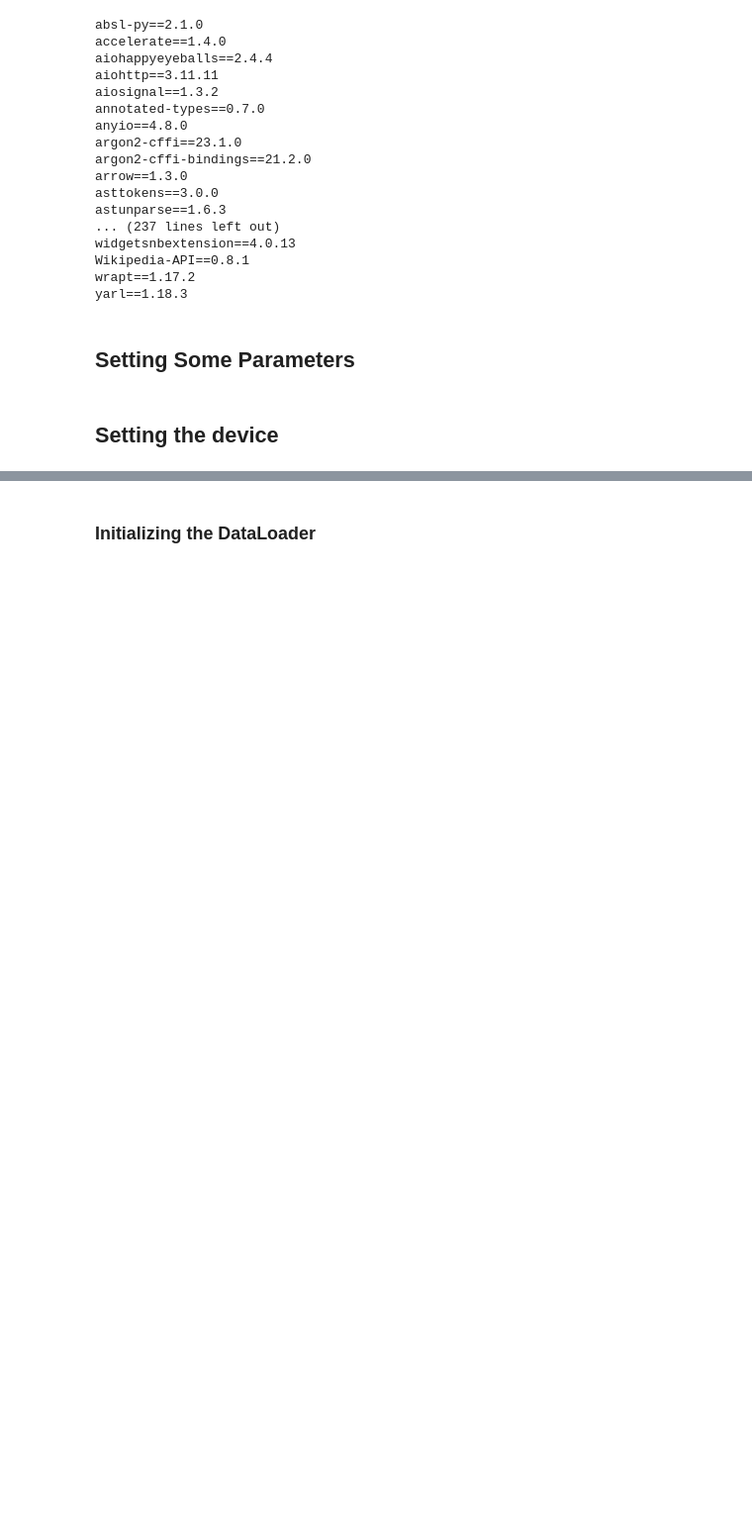
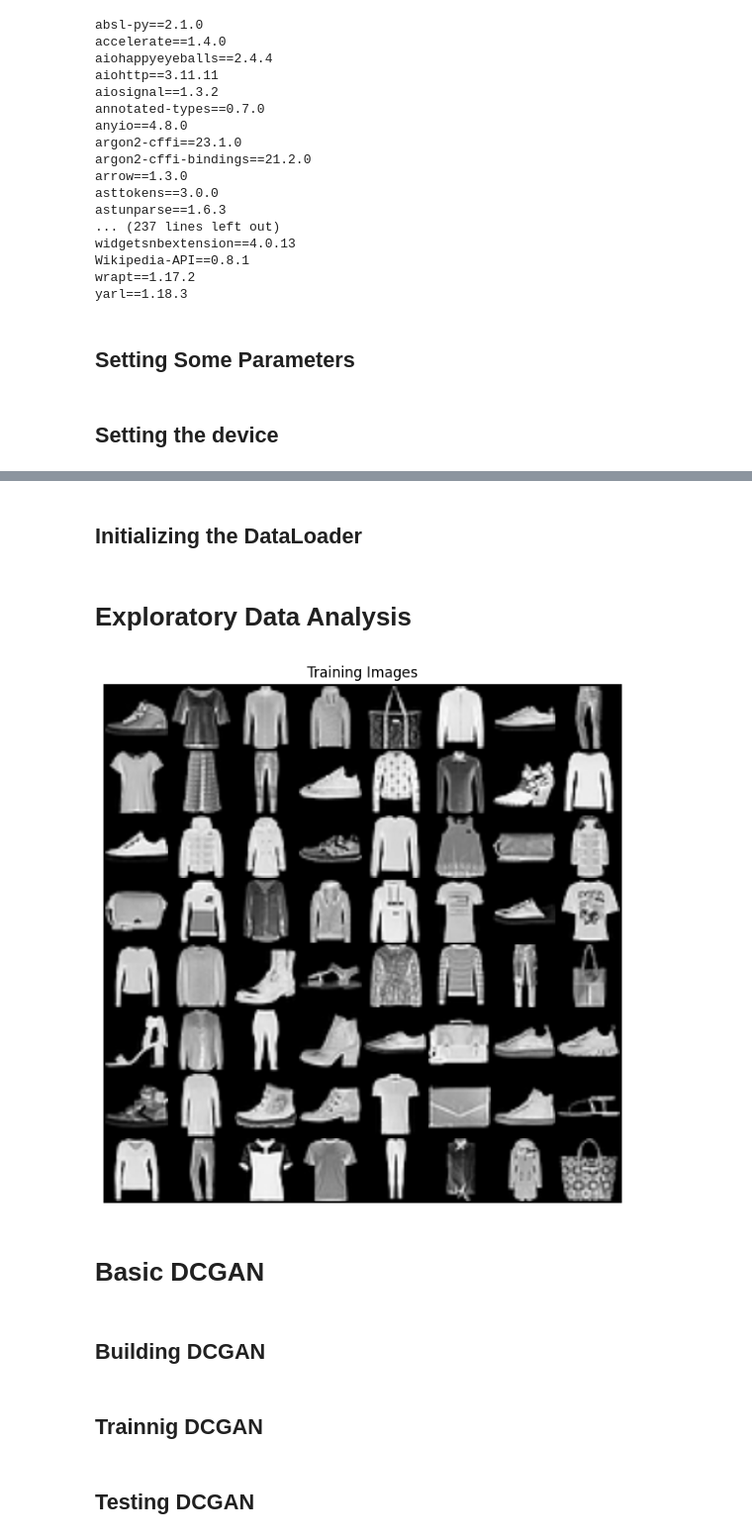
Before and after one commit to rkaushick-neu/cgans, a Jupyter notebook: Rish_CGANs.ipynb, the cells around one changed output, grey strips where cells are left out. Shown: that part at 99% size. Saved outputs shown, nothing was run; the diff lists cells and outputs as text; code cells hidden in the pictures; blank space fills up the shorter version.

```diff
--- a/Rish_CGANs.ipynb
+++ b/Rish_CGANs.ipynb
@@ -134,14 +135,16 @@ device = torch.device("cuda:0" if (torch.cuda.is_available() and ngpu > 0) else
 # transforming the images - for train & test (before downloading):
     # 1. resize
     # 2. crop the image at the center
-    # 3. transform to a tensor
-    # 4. normalize tensor in the range [-1, 1]
+    # 3. converting the grayscale to rgb
+    # 4. transform to a tensor
+    # 5. normalize tensor in the range [-1, 1]
 
 transform = transforms.Compose([
                         transforms.Resize(image_size),
                         transforms.CenterCrop(image_size),
+                        # transforms.Grayscale(num_output_channels=3),
                         transforms.ToTensor(),
-                        transforms.Normalize((0.5, 0.5, 0.5), (0.5, 0.5, 0.5))
+                        transforms.Normalize((0.5, ), (0.5, ))
                     ])
 # %%
 # creating a directory to store the dataset
@@ -179,5 +166,5 @@ Extracting ./data/fashion_mnist/FashionMNIST/raw/t10k-labels-idx1-ubyte.gz to ./
 # %% [markdown]
-### Initializing the DataLoader
+## Initializing the DataLoader
 # %%
 # DataLoader
 
@@ -191,3 +178,23 @@ test_dataloader = torch.utils.data.DataLoader(dataset=test_dataset,
                                                 shuffle=False,
                                                 num_workers=workers
                                             )
+# %% [markdown]
+# Exploratory Data Analysis
+# %%
+# Plot some training images
+real_batch = next(iter(train_dataloader))
+plt.figure(figsize=(8,8))
+plt.axis("off")
+plt.title("Training Images")
+plt.imshow(np.transpose(vutils.make_grid(real_batch[0].to(device)[:64], padding=2, normalize=True).cpu(),(1,2,0)))
+plt.show()
+# %% [output]
+[figure, added]
+# %% [markdown]
+# Basic DCGAN
+# %% [markdown]
+## Building DCGAN
+# %% [markdown]
+## Trainnig DCGAN
+# %% [markdown]
+## Testing DCGAN
```
Also changed, not shown: parts of 7 cells of this notebook, 2 other files.
